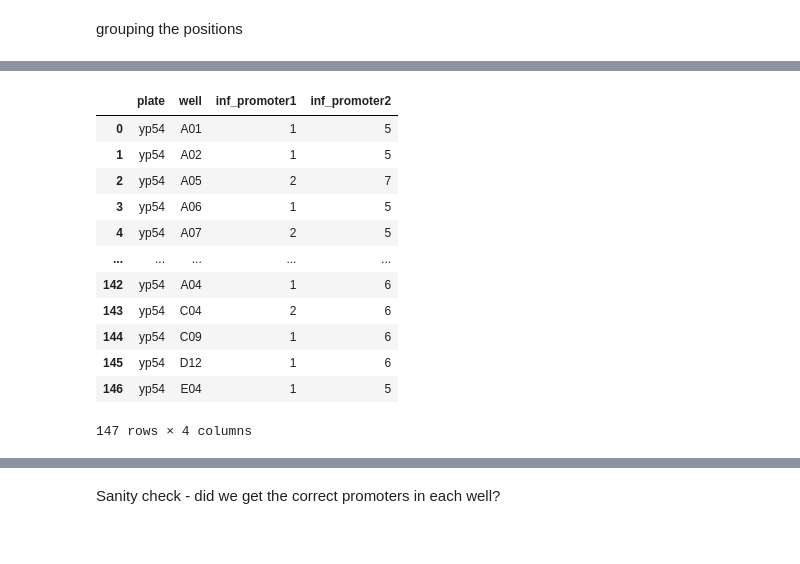
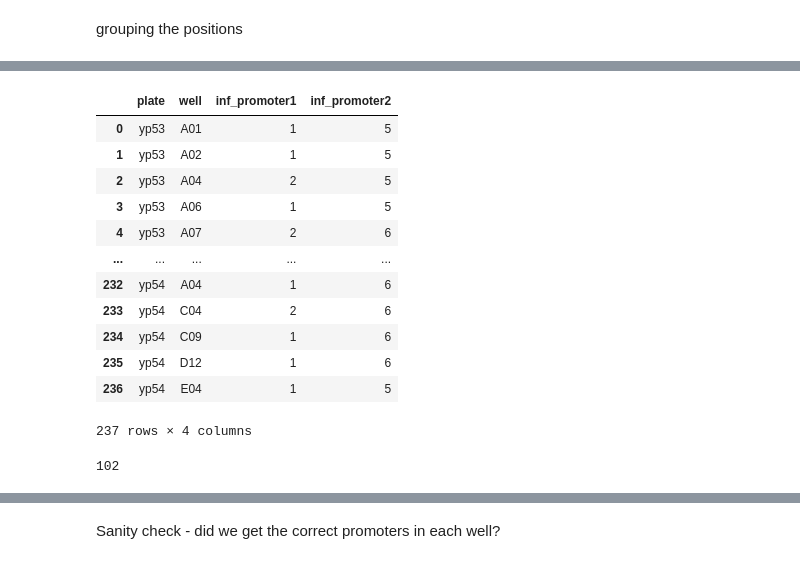
Before and after one commit to hiyama341/ConStrain, a Jupyter notebook: notebooks/10-TEST-Library_Characterization2.ipynb, the cells around one changed output, grey strips where cells are left out. Saved outputs shown, nothing was run; the diff lists cells and outputs as text; code cells hidden in the pictures.

```diff
--- a/notebooks/10-TEST-Library_Characterization2.ipynb
+++ b/notebooks/10-TEST-Library_Characterization2.ipynb
@@ -591,6 +620,7 @@ all_data_frames
 # %%
 ## Adding a zero to all the numers before 10
 wells = []
+plates = []
 for index, row in all_data_frames.iterrows():
     if len(row['well']) == 2:
         letter, number = row['well'][0:1], row['well'][1:2]
@@ -600,8 +630,18 @@ for index, row in all_data_frames.iterrows():
     else:
         wells.append(row['well'])
 
+    if row['plate'] == 'yp53re':
+        plates.append('yp53')
+
+    else:
+        plates.append('yp54')
+
+
+
 
 all_data_frames['well'] = wells
+all_data_frames['plate'] = plates
+
 all_data_frames
 # %% [output]
 |  | Number | Sample-Name | AvgQual | Length | GoodQualFrom | GoodQualTo | used | plate | well |
@@ -757,3 +801,5 @@ templates
+# %%
+templates = [templates[0],  templates[2],  templates[4],  templates[5]]
 # %%
 all_data_frames
 # %% [output]
@@ -929,0 +997,3 @@ df_alignment['well'] = well_list
+# %%
+df_alignment = df_alignment.drop_duplicates(subset = ['Sample-Name'])
+print('Duplicated samples:', df_alignment.duplicated(subset=['Sample-Name']).sum())
@@ -984,10 +1065,11 @@ all_data_frames
 # %%
 # lets merge the quality dataframe
-#infered_promoters_df = pd.merge(all_data_frames, df_alignment, left_on=['plate', 'well'], right_on = ['plate', 'well'])
+infered_promoters_df = pd.merge(all_data_frames, df_alignment, on=['plate', 'well'])
 # Sort by two columns
 #sorted_df_promoters = infered_promoters_df.sort_values(['plate', 'well'],ascending = [True, True])
 #sorted_df_promoters
 #all_data_frames
+#infered_promoters_df.duplicated(subset=['Sample-Name']).sum()
 # %%
 infered_promoters_df
 # %% [output]
@@ -1024,30 +1106,35 @@ infered_promoters_df
 # %%
 # grouping
 grouped = infered_promoters_df.groupby(infered_promoters_df.position)
 g8h_df = grouped.get_group(1)
 cpr_df = grouped.get_group(2)
 
 #filtering
 g8h_df = g8h_df[["plate", "well", "inf_promoter"]]
 cpr_df = cpr_df[["plate", "well", "inf_promoter"]]
 
 # changing names
 g8h_df.columns = ['plate', 'well', 'inf_promoter1']
 cpr_df.columns = ['plate', 'well', 'inf_promoter2']
 
-promoter_to_well = pd.merge(g8h_df, cpr_df, left_on=['plate','well' ], right_on = ['plate','well'])
+promoter_to_well = pd.merge(g8h_df, cpr_df, on=['plate','well' ])
+#promoter_to_well.duplicated(subset = ['plate', 'well']).sum()
 promoter_to_well
 # %% [output]
 |  | plate | well | inf_promoter1 | inf_promoter2 |
-| 0 | yp54 | A01 | 1 | 5 |
-| 1 | yp54 | A02 | 1 | 5 |
-| 2 | yp54 | A05 | 2 | 7 |
-| 3 | yp54 | A06 | 1 | 5 |
-| 4 | yp54 | A07 | 2 | 5 |
+| 0 | yp53 | A01 | 1 | 5 |
+| 1 | yp53 | A02 | 1 | 5 |
+| 2 | yp53 | A04 | 2 | 5 |
+| 3 | yp53 | A06 | 1 | 5 |
+| 4 | yp53 | A07 | 2 | 6 |
 | ... | ... | ... | ... | ... |
-| 142 | yp54 | A04 | 1 | 6 |
-| 143 | yp54 | C04 | 2 | 6 |
-| 144 | yp54 | C09 | 1 | 6 |
-| 145 | yp54 | D12 | 1 | 6 |
-| 146 | yp54 | E04 | 1 | 5 |
+| 232 | yp54 | A04 | 1 | 6 |
+| 233 | yp54 | C04 | 2 | 6 |
+| 234 | yp54 | C09 | 1 | 6 |
+| 235 | yp54 | D12 | 1 | 6 |
+| 236 | yp54 | E04 | 1 | 5 |
-147 rows × 4 columns
+237 rows × 4 columns
+# %%
+print(promoter_to_well.duplicated(subset=['plate', 'well']).sum())
+# %% [output]
+102
```
Also changed, not shown: parts of 58 cells of this notebook, 1 other file.
